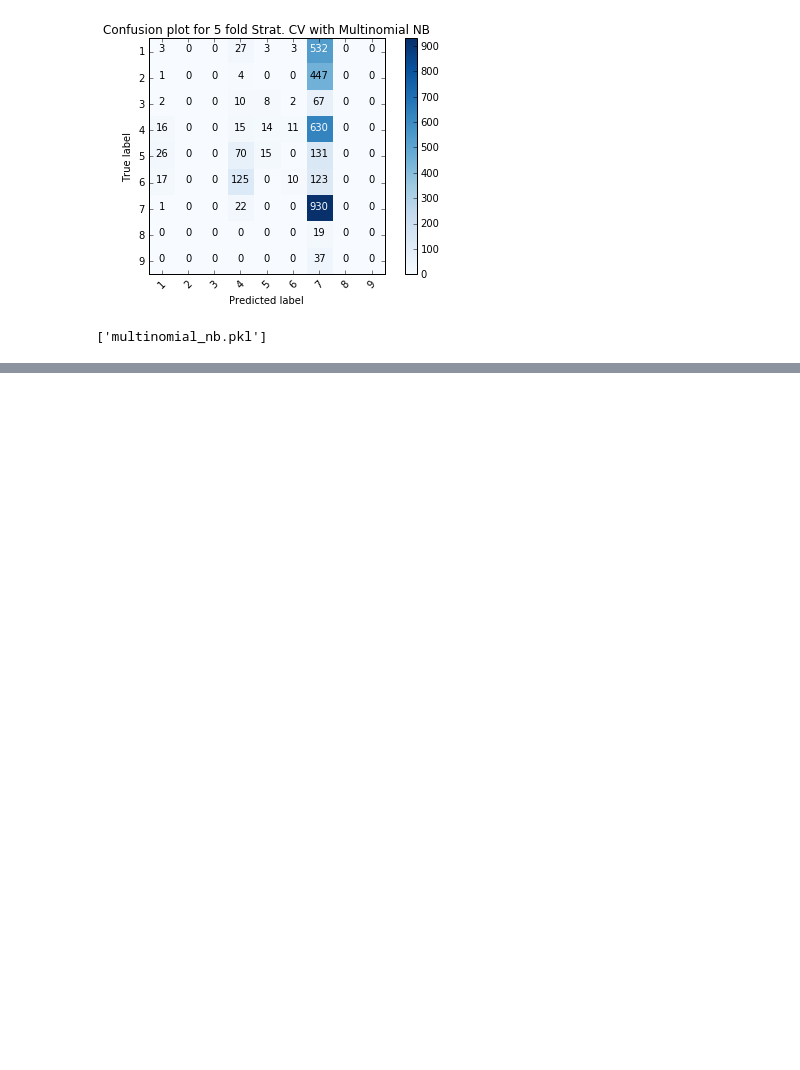
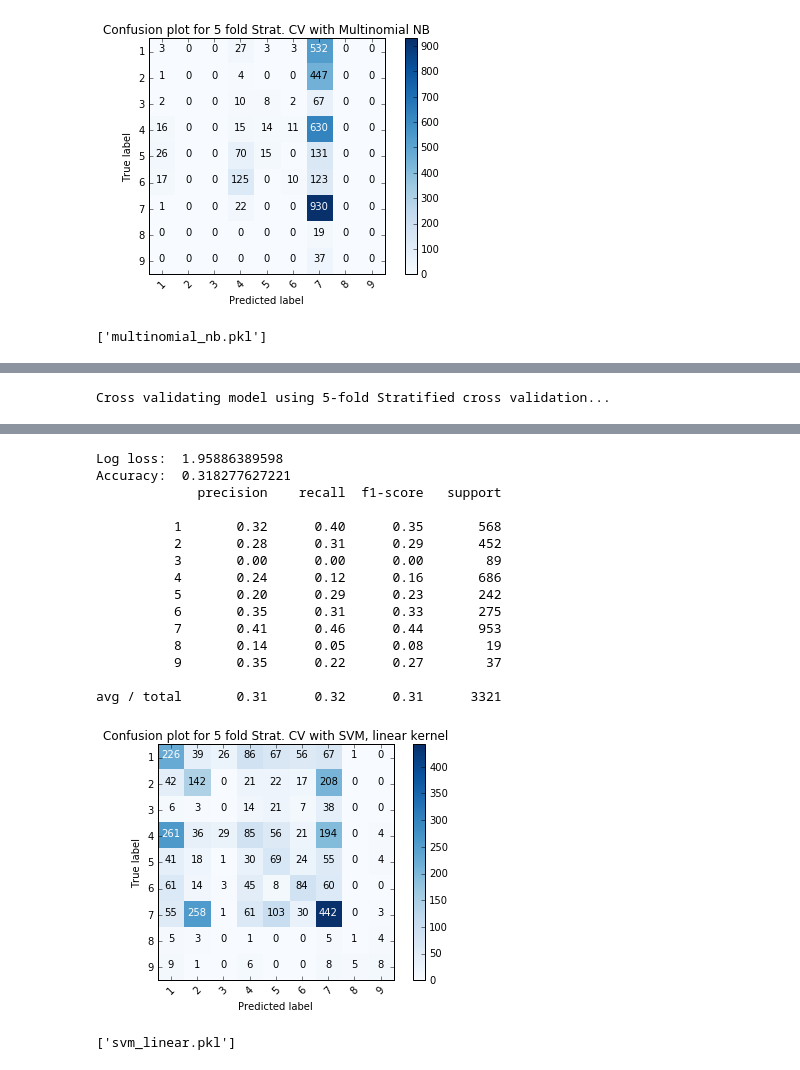
Before and after one commit to halfcurry/ML_Redefining_Cancer, a Jupyter notebook: redef_cancer.ipynb, the cells around one changed output, grey strips where cells are left out. Saved outputs shown, nothing was run; the diff lists cells and outputs as text; code cells hidden in the pictures; blank space fills up the shorter version.

```diff
--- a/redef_cancer.ipynb
+++ b/redef_cancer.ipynb
@@ -247,0 +276,7 @@ avg / total       0.17      0.29      0.16      3321
+# %%
+#svc with linear kernel
+model = svm.SVC(C = 0.3, kernel = 'linear', probability = True)
+model = crossval_evaluate_model(model,X_new,y,'Confusion plot for 5 fold Strat. CV with SVM, linear kernel')
+joblib.dump(model, "svm_linear.pkl",compress=1)
+# %% [output]
+Cross validating model using 5-fold Stratified cross validation...
@@ -247,0 +284,17 @@ avg / total       0.17      0.29      0.16      3321
+Log loss:  1.95886389598
+Accuracy:  0.318277627221
+             precision    recall  f1-score   support
+
+          1       0.32      0.40      0.35       568
+          2       0.28      0.31      0.29       452
+          3       0.00      0.00      0.00        89
+          4       0.24      0.12      0.16       686
+          5       0.20      0.29      0.23       242
+          6       0.35      0.31      0.33       275
+          7       0.41      0.46      0.44       953
+          8       0.14      0.05      0.08        19
+          9       0.35      0.22      0.27        37
+
+avg / total       0.31      0.32      0.31      3321
+[figure, added]
+['svm_linear.pkl']
```
Also changed, not shown: parts of 5 cells of this notebook.
